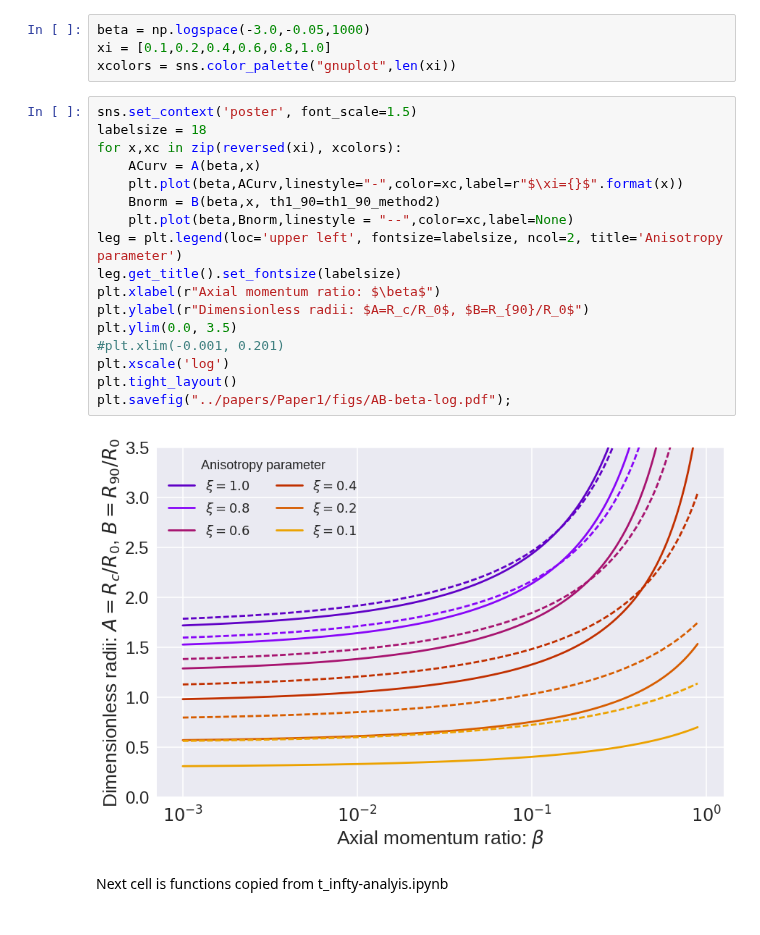
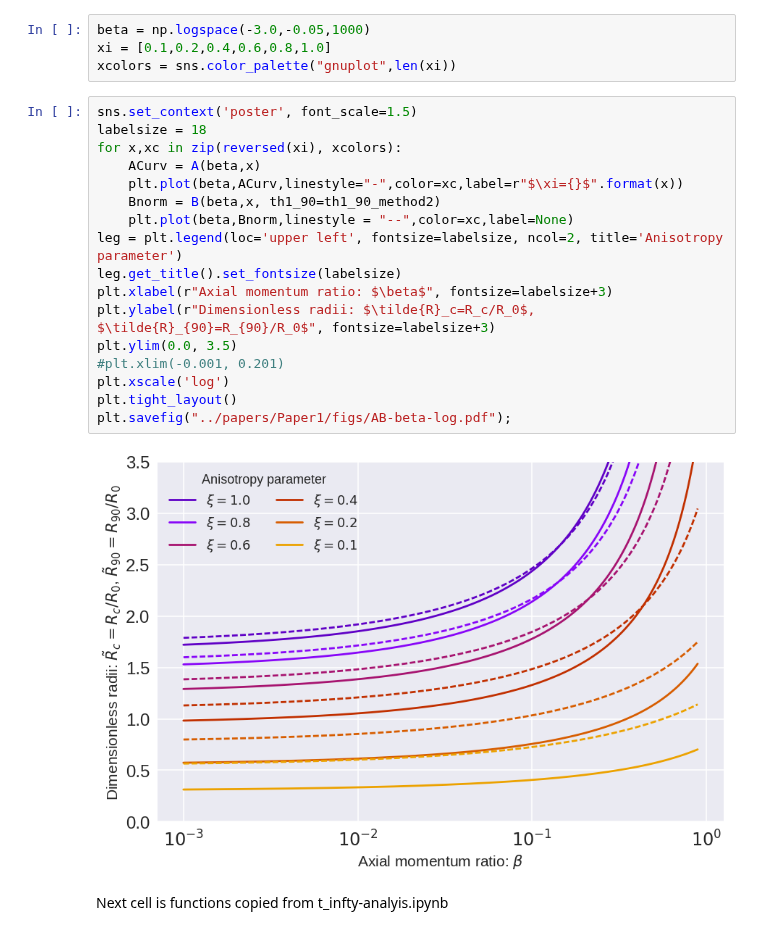
Before and after one commit to will-henney/bowshock-shape, a Jupyter notebook: CRW-shapes/Radii_vs_beta.ipynb, the cells around one changed output. Cells and saved outputs as stored; diff of their text form.

```diff
--- a/CRW-shapes/Radii_vs_beta.ipynb
+++ b/CRW-shapes/Radii_vs_beta.ipynb
@@ -171,22 +171,22 @@ xcolors = sns.color_palette("gnuplot",len(xi))
 # %%
 sns.set_context('poster', font_scale=1.5)
 labelsize = 18
 for x,xc in zip(reversed(xi), xcolors):
     ACurv = A(beta,x)
     plt.plot(beta,ACurv,linestyle="-",color=xc,label=r"$\xi={}$".format(x))
     Bnorm = B(beta,x, th1_90=th1_90_method2)
     plt.plot(beta,Bnorm,linestyle = "--",color=xc,label=None)
 leg = plt.legend(loc='upper left', fontsize=labelsize, ncol=2, title='Anisotropy parameter')
 leg.get_title().set_fontsize(labelsize)
-plt.xlabel(r"Axial momentum ratio: $\beta$")
-plt.ylabel(r"Dimensionless radii: $A=R_c/R_0$, $B=R_{90}/R_0$")
+plt.xlabel(r"Axial momentum ratio: $\beta$", fontsize=labelsize+3)
+plt.ylabel(r"Dimensionless radii: $\tilde{R}_c=R_c/R_0$, $\tilde{R}_{90}=R_{90}/R_0$", fontsize=labelsize+3)
 plt.ylim(0.0, 3.5)
 #plt.xlim(-0.001, 0.201)
 plt.xscale('log')
 plt.tight_layout()
 plt.savefig("../papers/Paper1/figs/AB-beta-log.pdf");
 # %% [output]
-[figure, old version]
+[figure, new version]
 # %% [markdown]
 Next cell is functions copied from t_infty-analyis.ipynb
 # %%
```
Also changed, not shown: parts of 10 cells of this notebook, 2 other files.
